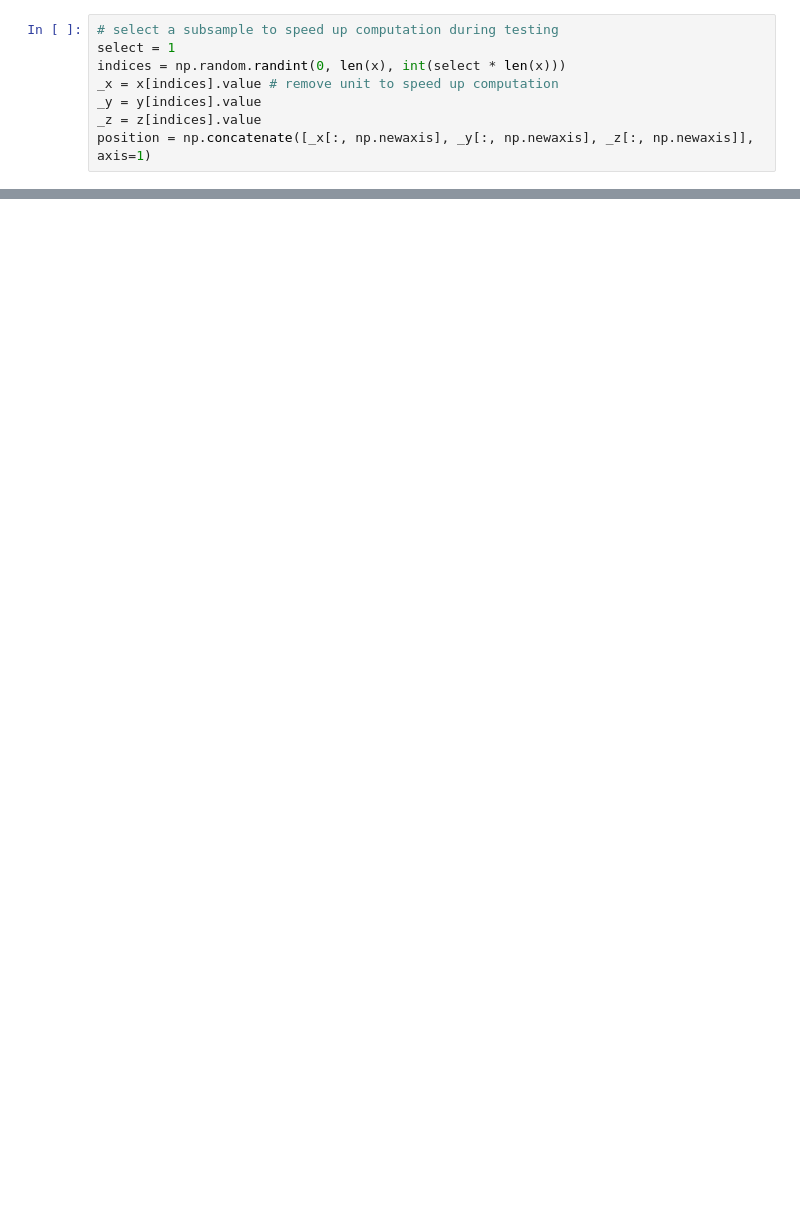
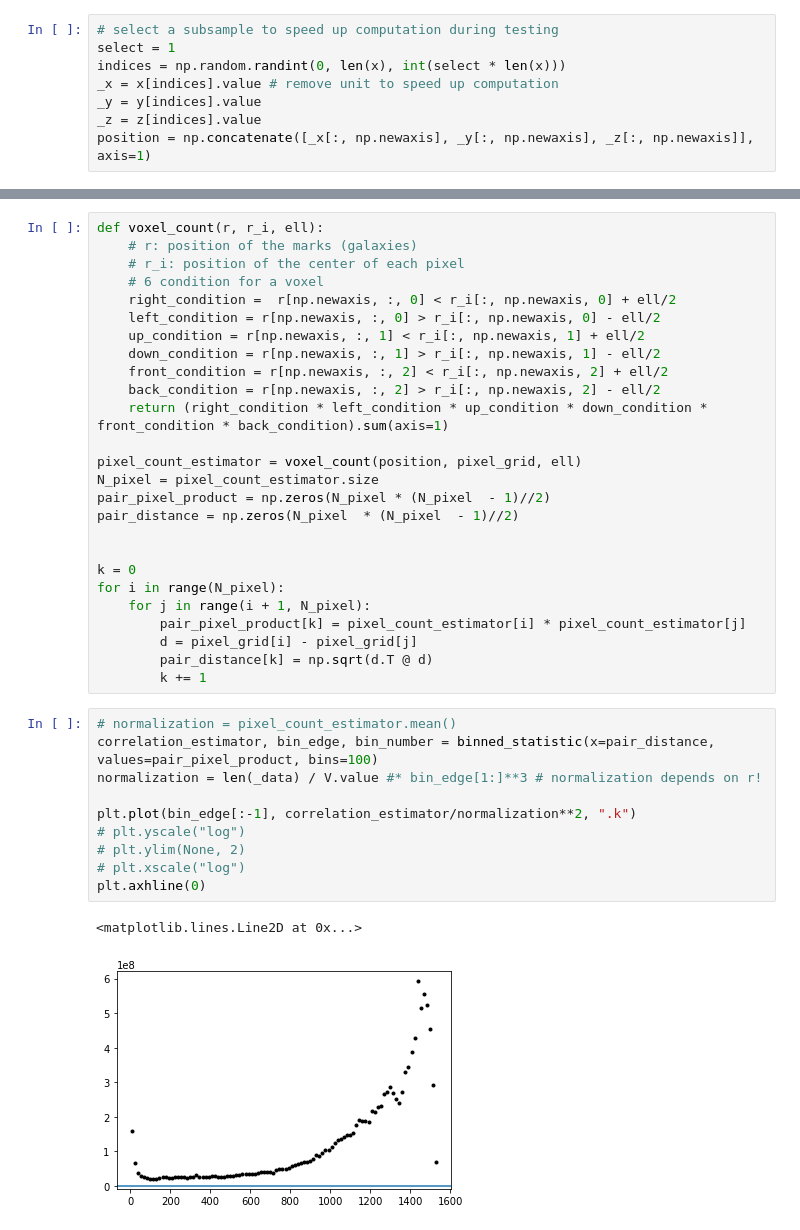
Before and after one commit to AlexandreAdam/PHY6669, a Jupyter notebook: homework1/notebooks/sdss_exploration.ipynb, the cells around one changed output, grey strips where cells are left out. Drawn from its saved outputs; the diff is of its cells as text; blank space fills up the shorter version.

```diff
--- a/homework1/notebooks/sdss_exploration.ipynb
+++ b/homework1/notebooks/sdss_exploration.ipynb
@@ -152,0 +230,39 @@ for i in range(n-1):
+# %%
+def voxel_count(r, r_i, ell):
+    # r: position of the marks (galaxies)
+    # r_i: position of the center of each pixel
+    # 6 condition for a voxel
+    right_condition =  r[np.newaxis, :, 0] < r_i[:, np.newaxis, 0] + ell/2
+    left_condition = r[np.newaxis, :, 0] > r_i[:, np.newaxis, 0] - ell/2
+    up_condition = r[np.newaxis, :, 1] < r_i[:, np.newaxis, 1] + ell/2
+    down_condition = r[np.newaxis, :, 1] > r_i[:, np.newaxis, 1] - ell/2
+    front_condition = r[np.newaxis, :, 2] < r_i[:, np.newaxis, 2] + ell/2
+    back_condition = r[np.newaxis, :, 2] > r_i[:, np.newaxis, 2] - ell/2
+    return (right_condition * left_condition * up_condition * down_condition * front_condition * back_condition).sum(axis=1)
+
+pixel_count_estimator = voxel_count(position, pixel_grid, ell)
+N_pixel = pixel_count_estimator.size
+pair_pixel_product = np.zeros(N_pixel * (N_pixel  - 1)//2)
+pair_distance = np.zeros(N_pixel  * (N_pixel  - 1)//2)
+
+
+k = 0
+for i in range(N_pixel):
+    for j in range(i + 1, N_pixel):
+        pair_pixel_product[k] = pixel_count_estimator[i] * pixel_count_estimator[j]
+        d = pixel_grid[i] - pixel_grid[j]
+        pair_distance[k] = np.sqrt(d.T @ d)
+        k += 1
+# %%
+# normalization = pixel_count_estimator.mean()
+correlation_estimator, bin_edge, bin_number = binned_statistic(x=pair_distance, values=pair_pixel_product, bins=100)
+normalization = len(_data) / V.value #* bin_edge[1:]**3 # normalization depends on r!
+
+plt.plot(bin_edge[:-1], correlation_estimator/normalization**2, ".k")
+# plt.yscale("log")
+# plt.ylim(None, 2)
+# plt.xscale("log")
+plt.axhline(0)
+# %% [output]
+<matplotlib.lines.Line2D at 0x...>
+[figure, added]
```
Also changed, not shown: parts of 25 cells of this notebook, 4 other files.
